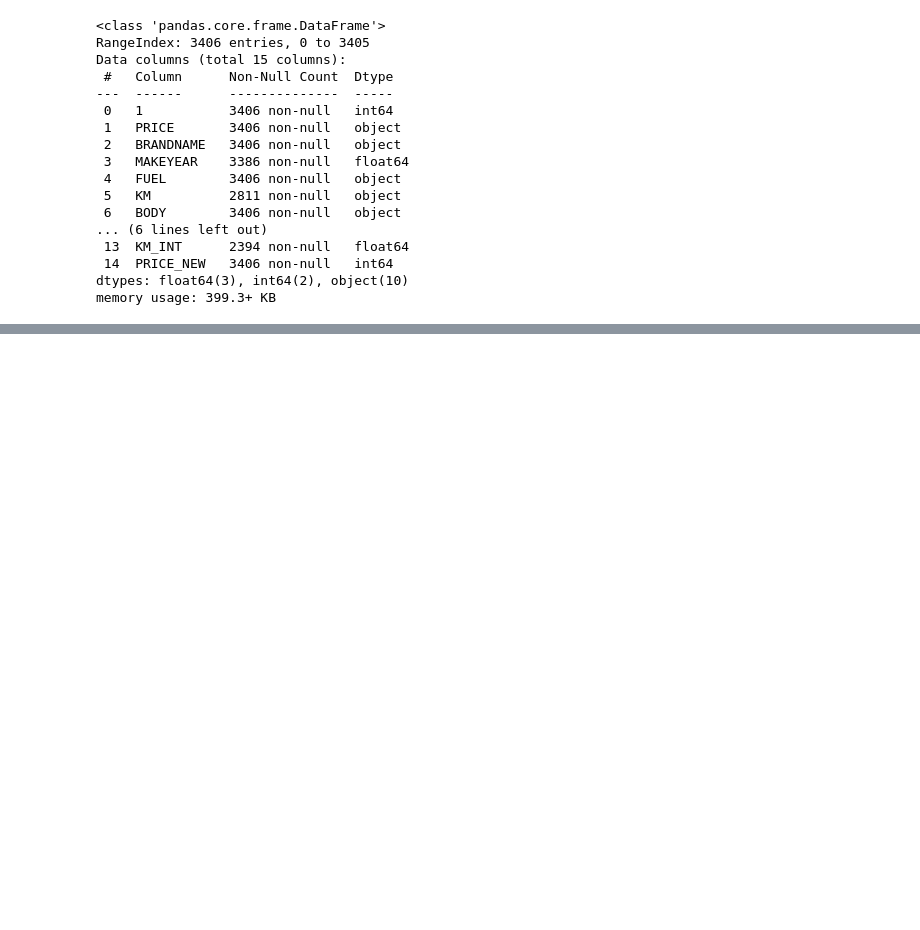
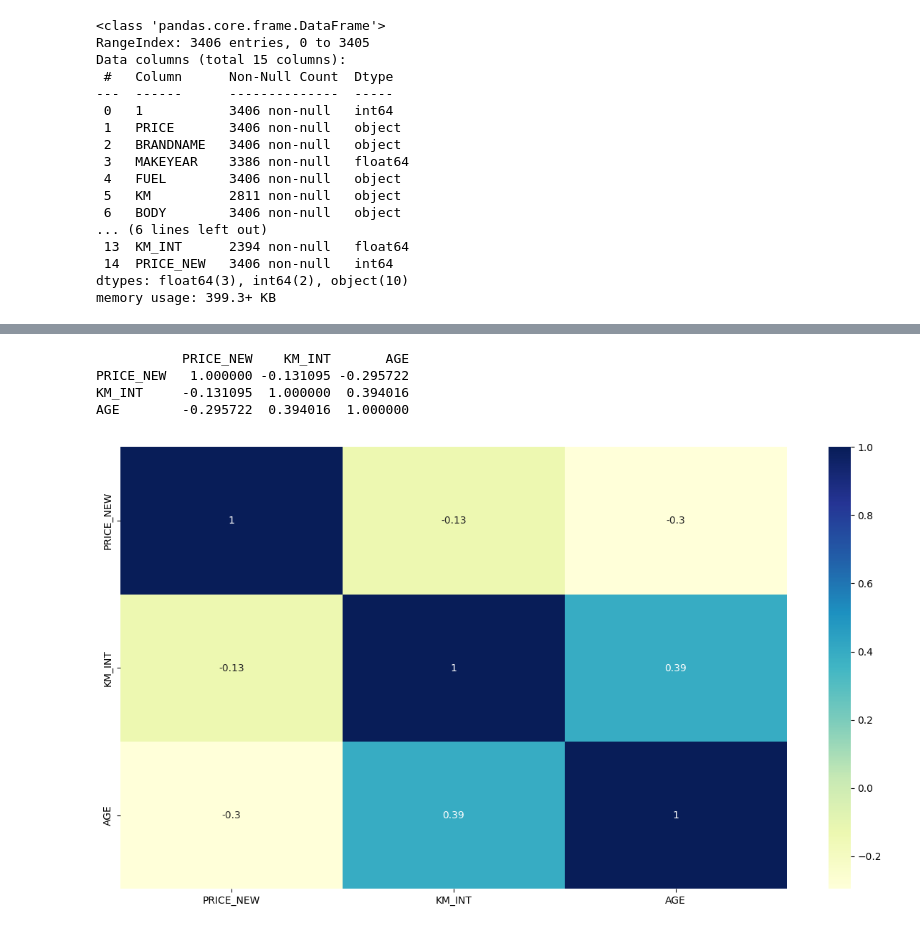
Before and after one commit to saagaar/For-thesis-Final---Scraping-car-data, a Jupyter notebook: thesis work/Preparing-dummy-variables-running-regression.ipynb, the cells around one changed output, grey strips where cells are left out. Saved outputs shown, nothing was run; the diff lists cells and outputs as text; code cells hidden in the pictures; blank space fills up the shorter version.

```diff
--- a/thesis work/Preparing-dummy-variables-running-regression.ipynb
+++ b/thesis work/Preparing-dummy-variables-running-regression.ipynb
@@ -296,0 +194,12 @@ https://www.youtube.com/watch?v=xu0prYu5e-c&ab_channel=AliNasserEddine
+# %%
+#Plot and see the correlation of various variables with plain train_Data
+plt.figure(figsize=(15,8))
+numericalData=normalDf[["PRICE_NEW","KM_INT","AGE"]]
+print(numericalData.corr());
+sns.heatmap(numericalData.corr(),annot=True,cmap="YlGnBu");
+# %% [output]
+           PRICE_NEW    KM_INT       AGE
+PRICE_NEW   1.000000 -0.131095 -0.295722
+KM_INT     -0.131095  1.000000  0.394016
+AGE        -0.295722  0.394016  1.000000
+[figure, added]
```
Also changed, not shown: parts of 35 cells of this notebook, 10 other files.
